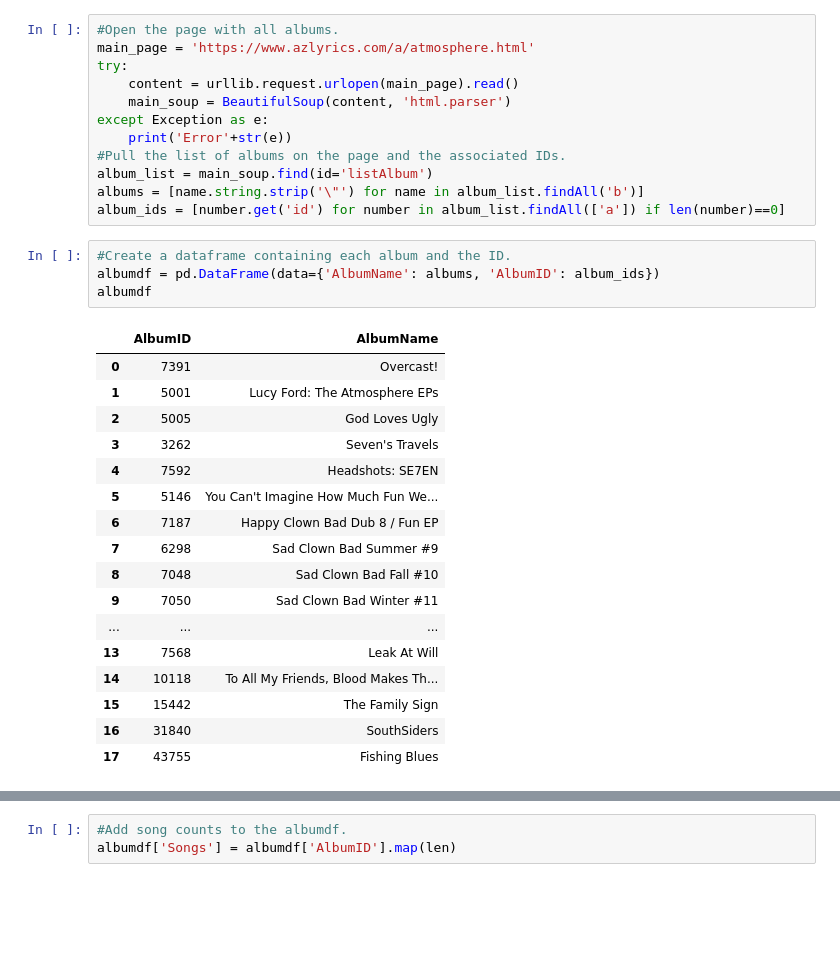
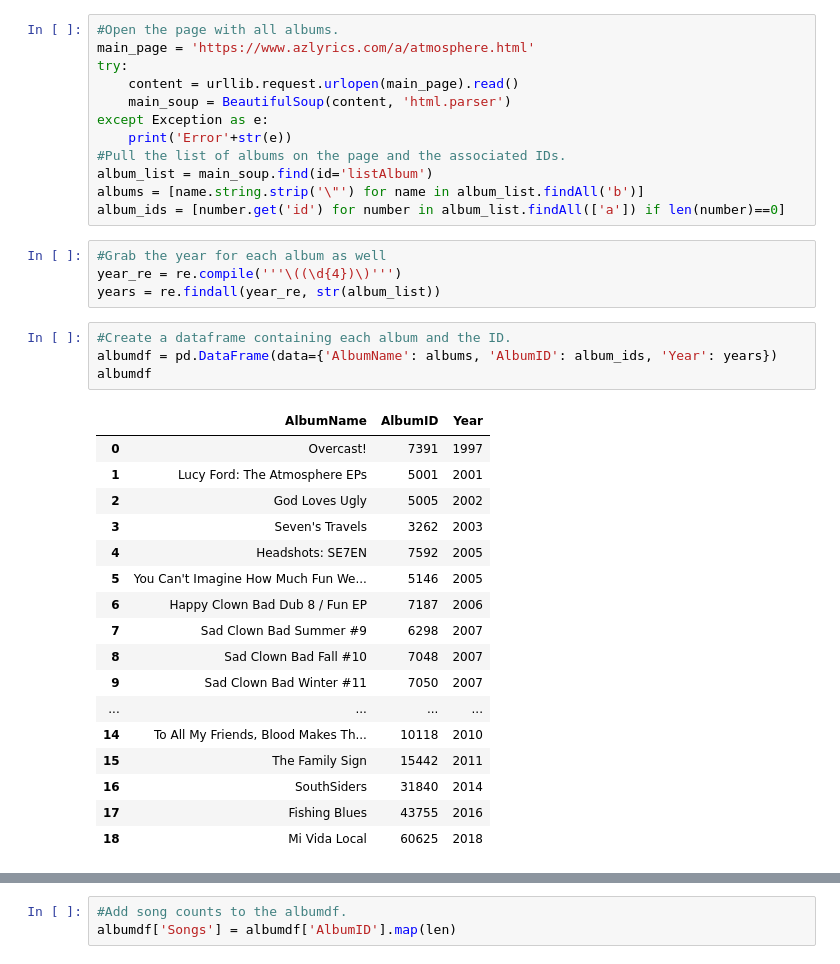
Before and after one commit to jlewis-ds/LyricScraping, a Jupyter notebook: Atmosphere.ipynb, the cells around one changed output, grey strips where cells are left out. Cells and saved outputs as stored; diff of their text form; blank space fills up the shorter version.

```diff
--- a/Atmosphere.ipynb
+++ b/Atmosphere.ipynb
@@ -18,25 +18,29 @@ except Exception as e:
 album_list = main_soup.find(id='listAlbum')
 albums = [name.string.strip('\"') for name in album_list.findAll('b')]
 album_ids = [number.get('id') for number in album_list.findAll(['a']) if len(number)==0]
+# %%
+#Grab the year for each album as well
+year_re = re.compile('''\((\d{4})\)''')
+years = re.findall(year_re, str(album_list))
 # %%
 #Create a dataframe containing each album and the ID.
-albumdf = pd.DataFrame(data={'AlbumName': albums, 'AlbumID': album_ids})
+albumdf = pd.DataFrame(data={'AlbumName': albums, 'AlbumID': album_ids, 'Year': years})
 albumdf
 # %% [output]
-|  | AlbumID | AlbumName |
-| 0 | 7391 | Overcast! |
-| 1 | 5001 | Lucy Ford: The Atmosphere EPs |
-| 2 | 5005 | God Loves Ugly |
-| 3 | 3262 | Seven's Travels |
-| 4 | 7592 | Headshots: SE7EN |
-| 5 | 5146 | You Can't Imagine How Much Fun We... |
-| 6 | 7187 | Happy Clown Bad Dub 8 / Fun EP |
-| 7 | 6298 | Sad Clown Bad Summer #9 |
-| 8 | 7048 | Sad Clown Bad Fall #10 |
-| 9 | 7050 | Sad Clown Bad Winter #11 |
-| ... | ... | ... |
-| 13 | 7568 | Leak At Will |
-| 14 | 10118 | To All My Friends, Blood Makes Th... |
-| 15 | 15442 | The Family Sign |
-| 16 | 31840 | SouthSiders |
-| 17 | 43755 | Fishing Blues |
+|  | AlbumName | AlbumID | Year |
+| 0 | Overcast! | 7391 | 1997 |
+| 1 | Lucy Ford: The Atmosphere EPs | 5001 | 2001 |
+| 2 | God Loves Ugly | 5005 | 2002 |
+| 3 | Seven's Travels | 3262 | 2003 |
+| 4 | Headshots: SE7EN | 7592 | 2005 |
+| 5 | You Can't Imagine How Much Fun We... | 5146 | 2005 |
+| 6 | Happy Clown Bad Dub 8 / Fun EP | 7187 | 2006 |
+| 7 | Sad Clown Bad Summer #9 | 6298 | 2007 |
+| 8 | Sad Clown Bad Fall #10 | 7048 | 2007 |
+| 9 | Sad Clown Bad Winter #11 | 7050 | 2007 |
+| ... | ... | ... | ... |
+| 14 | To All My Friends, Blood Makes Th... | 10118 | 2010 |
+| 15 | The Family Sign | 15442 | 2011 |
+| 16 | SouthSiders | 31840 | 2014 |
+| 17 | Fishing Blues | 43755 | 2016 |
+| 18 | Mi Vida Local | 60625 | 2018 |
```
Also changed, not shown: parts of 14 cells of this notebook, 3 other files.
